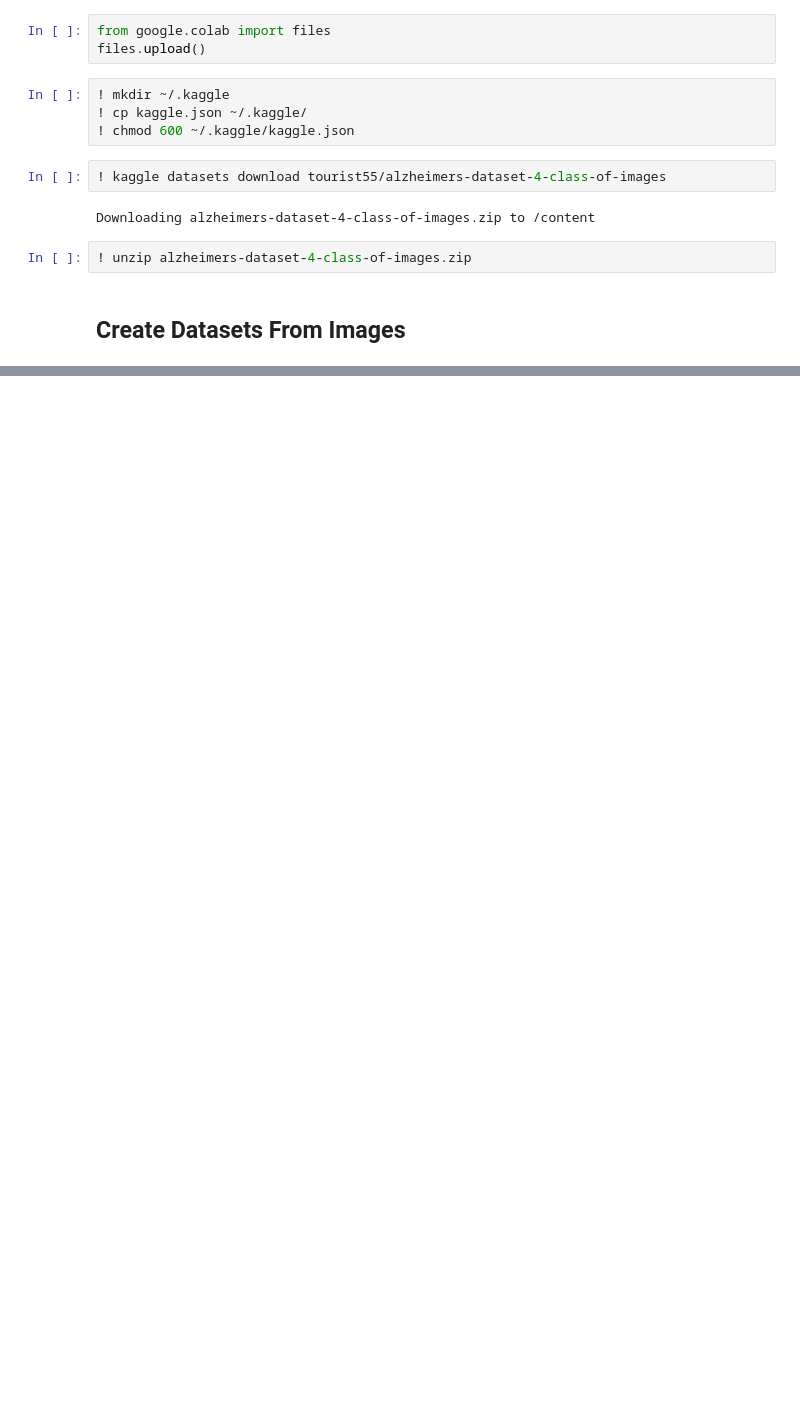
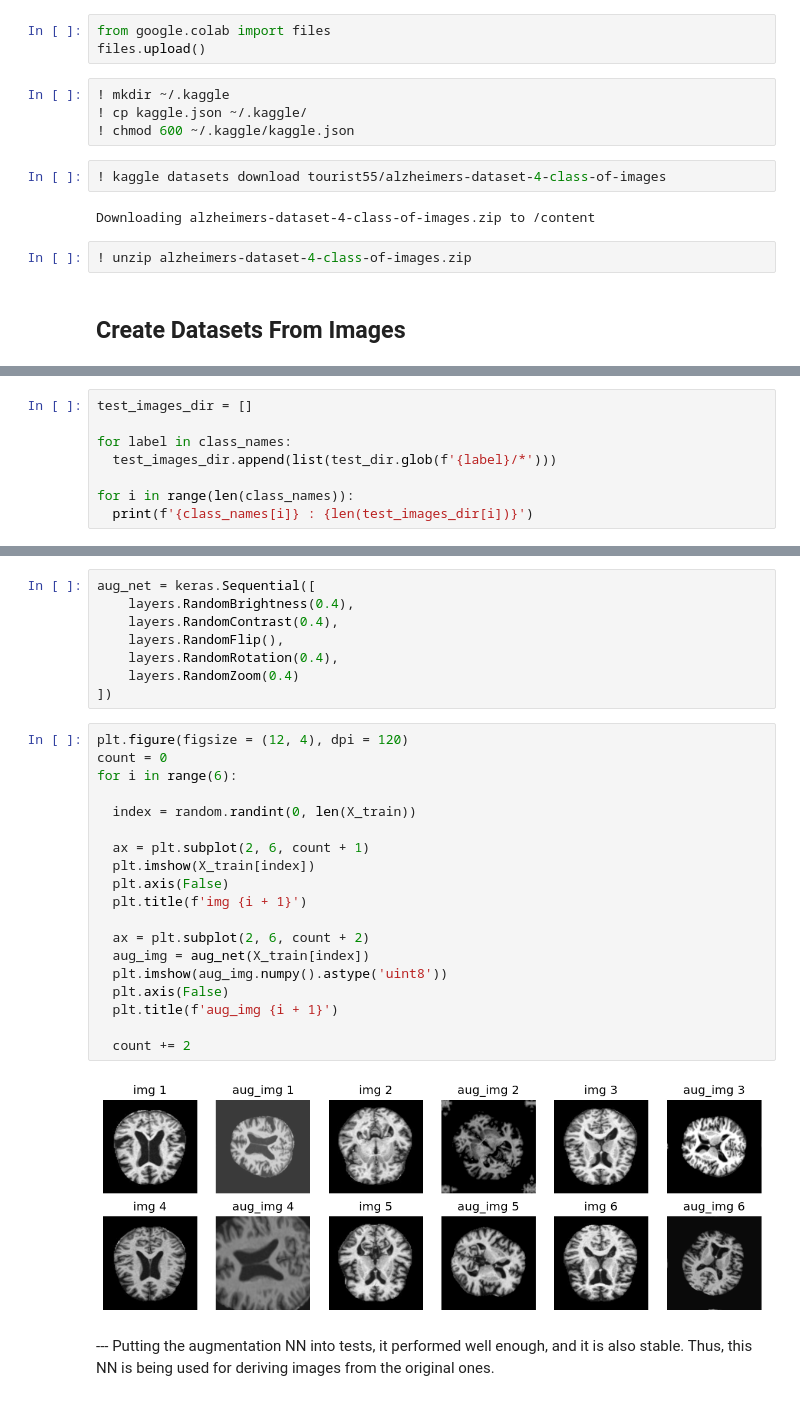
Before and after one commit to MostafaJahanian/DL_Projects, a Jupyter notebook: alzheimer_brain_images_classification_using_cnn.ipynb, the cells around one changed output, grey strips where cells are left out. Cells and saved outputs as stored; diff of their text form; blank space fills up the shorter version.

```diff
--- a/alzheimer_brain_images_classification_using_cnn.ipynb
+++ b/alzheimer_brain_images_classification_using_cnn.ipynb
@@ -71,0 +103,8 @@ VeryMildDemented : 1792
+# %%
+test_images_dir = []
+
+for label in class_names:
+  test_images_dir.append(list(test_dir.glob(f'{label}/*')))
+
+for i in range(len(class_names)):
+  print(f'{class_names[i]} : {len(test_images_dir[i])}')
@@ -71,0 +163,31 @@ VeryMildDemented : 1792
+# %%
+aug_net = keras.Sequential([
+    layers.RandomBrightness(0.4),
+    layers.RandomContrast(0.4),
+    layers.RandomFlip(),
+    layers.RandomRotation(0.4),
+    layers.RandomZoom(0.4)
+])
+# %%
+plt.figure(figsize = (12, 4), dpi = 120)
+count = 0
+for i in range(6):
+
+  index = random.randint(0, len(X_train))
+
+  ax = plt.subplot(2, 6, count + 1)
+  plt.imshow(X_train[index])
+  plt.axis(False)
+  plt.title(f'img {i + 1}')
+
+  ax = plt.subplot(2, 6, count + 2)
+  aug_img = aug_net(X_train[index])
+  plt.imshow(aug_img.numpy().astype('uint8'))
+  plt.axis(False)
+  plt.title(f'aug_img {i + 1}')
+
+  count += 2
+# %% [output]
+[figure, added]
+# %% [markdown]
+--- Putting the augmentation NN into tests, it performed well enough, and it is also stable. Thus, this NN is being used for deriving images from the original ones.
```
Also changed, not shown: parts of 27 cells of this notebook.
